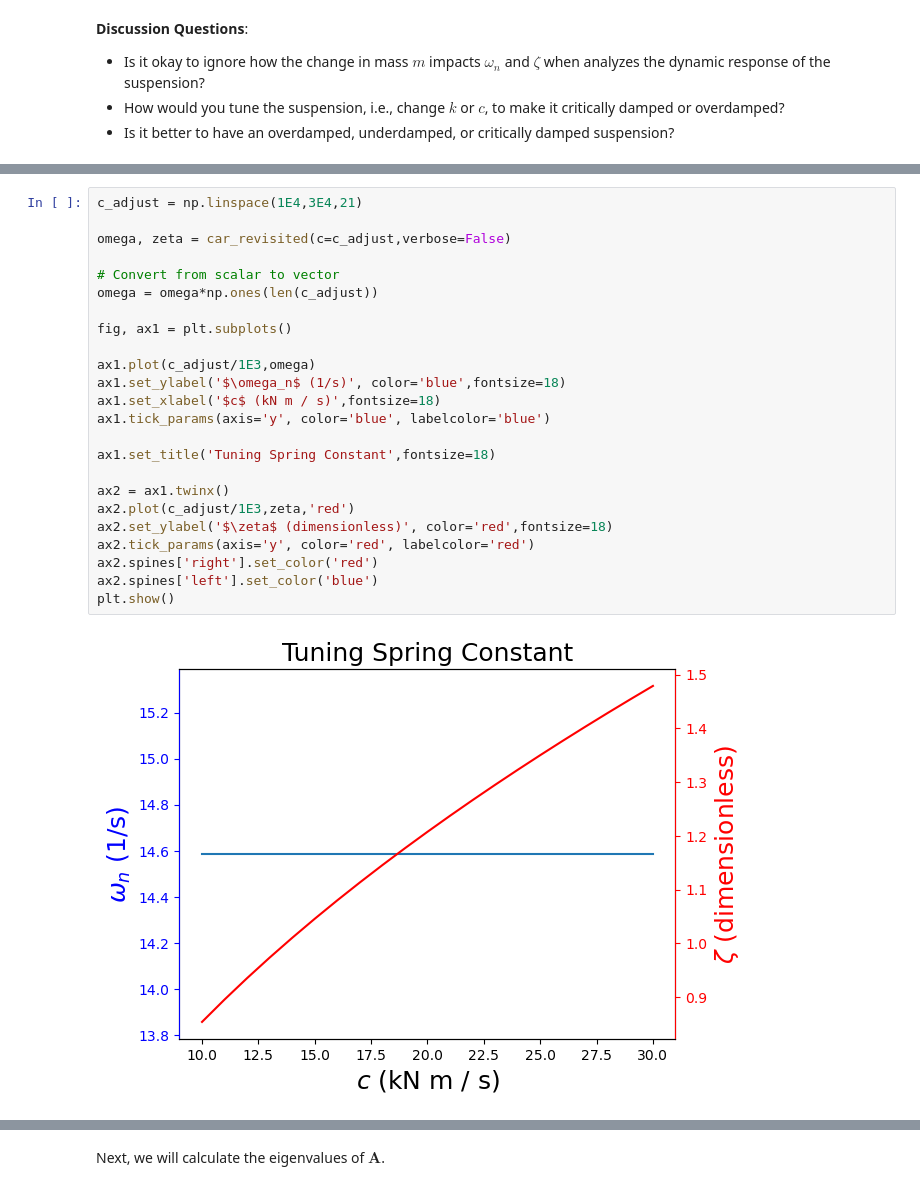
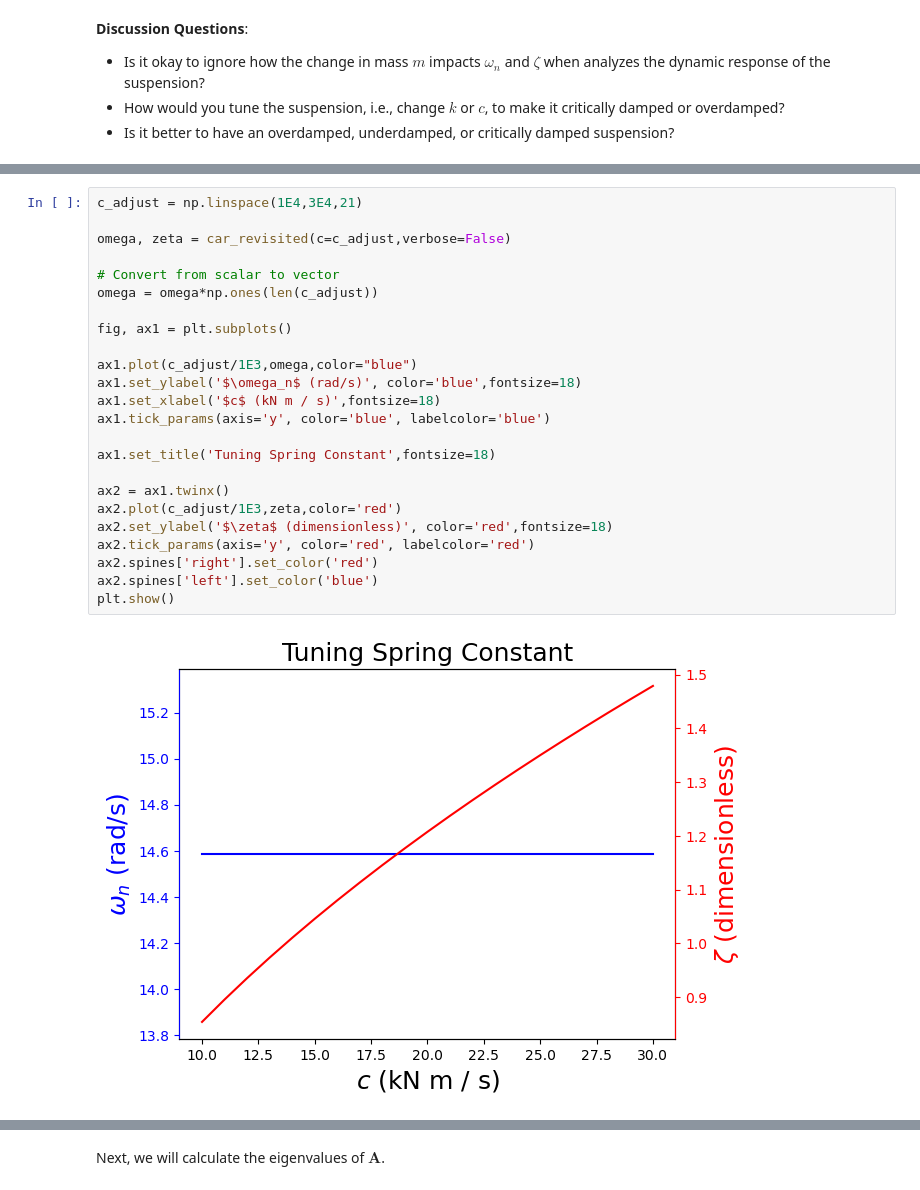
Before and after one commit to jckantor/cbe30338-book, a Jupyter notebook: notebooks/02-spring-mass-damper.ipynb, the cells around one changed output, grey strips where cells are left out. Drawn from its saved outputs; the diff is of its cells as text.

```diff
--- a/notebooks/02-spring-mass-damper.ipynb
+++ b/notebooks/02-spring-mass-damper.ipynb
@@ -377,29 +377,29 @@ plt.show()
 # %%
 c_adjust = np.linspace(1E4,3E4,21)
 
 omega, zeta = car_revisited(c=c_adjust,verbose=False)
 
 # Convert from scalar to vector
 omega = omega*np.ones(len(c_adjust))
 
 fig, ax1 = plt.subplots()
 
-ax1.plot(c_adjust/1E3,omega)
-ax1.set_ylabel('$\omega_n$ (1/s)', color='blue',fontsize=18)
+ax1.plot(c_adjust/1E3,omega,color="blue")
+ax1.set_ylabel('$\omega_n$ (rad/s)', color='blue',fontsize=18)
 ax1.set_xlabel('$c$ (kN m / s)',fontsize=18)
 ax1.tick_params(axis='y', color='blue', labelcolor='blue')
 
 ax1.set_title('Tuning Spring Constant',fontsize=18)
 
 ax2 = ax1.twinx()
-ax2.plot(c_adjust/1E3,zeta,'red')
+ax2.plot(c_adjust/1E3,zeta,color='red')
 ax2.set_ylabel('$\zeta$ (dimensionless)', color='red',fontsize=18)
 ax2.tick_params(axis='y', color='red', labelcolor='red')
 ax2.spines['right'].set_color('red')
 ax2.spines['left'].set_color('blue')
 plt.show()
 # %% [output]
-[figure, old version]
+[figure, new version]
 # %% [markdown]
 ### Sensitivity of Eigenvalues
 
```
Also changed, not shown: parts of 11 cells of this notebook.
